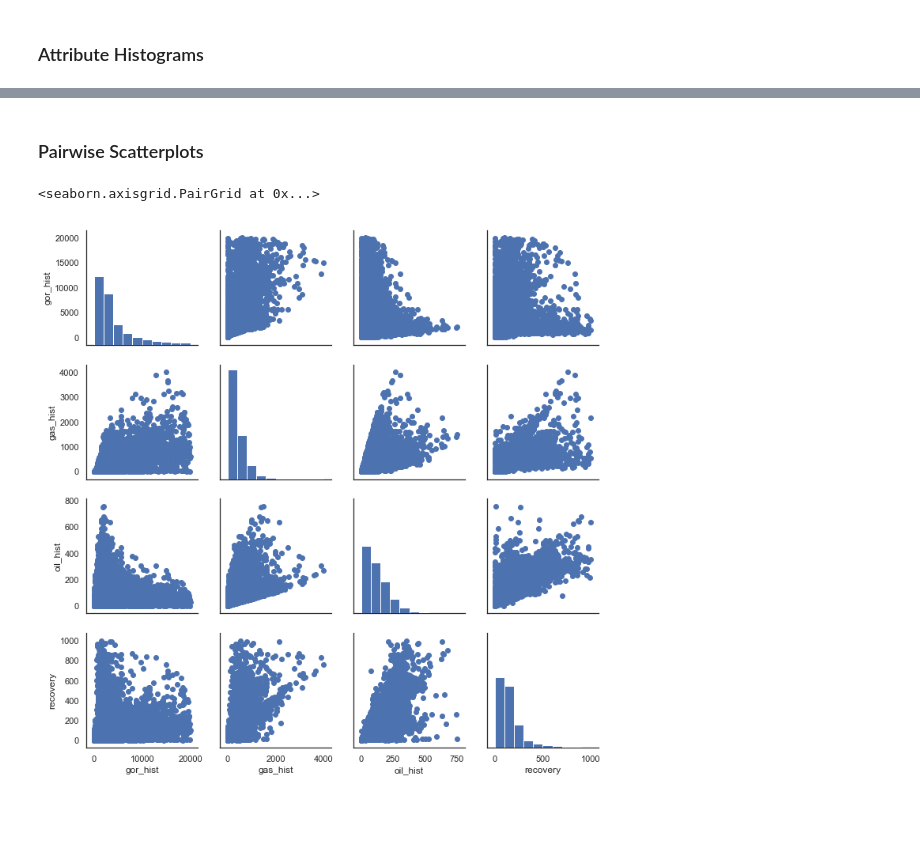
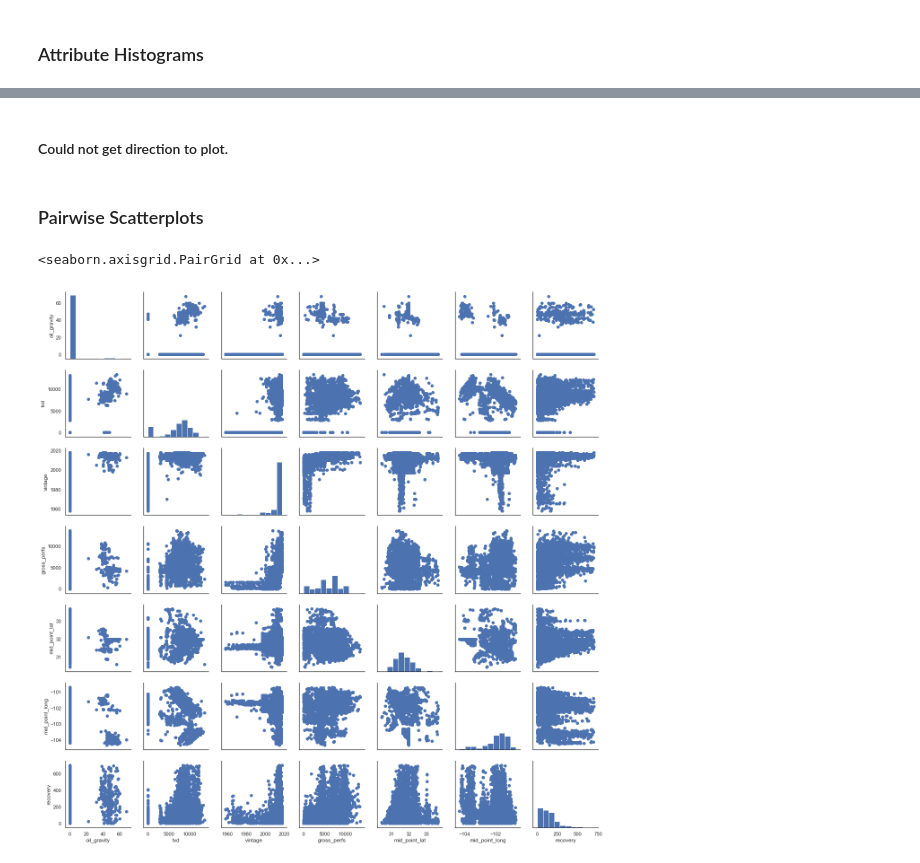
Before and after one commit to duc-analytica/DUC, a Jupyter notebook: explore.ipynb, the cells around one changed output, grey strips where cells are left out. Cells and saved outputs as stored; diff of their text form; code cells hidden in the pictures; blank space fills up the shorter version.

```diff
--- a/explore.ipynb
+++ b/explore.ipynb
@@ -176,0 +161,2 @@ for i, col in enumerate(['tvd', 'frac_stages', 'vintage_bin', 'vintage']):
+# %% [markdown]
+#### Could not get direction to plot.
@@ -177,9 +165,10 @@ for i, col in enumerate(['tvd', 'frac_stages', 'vintage_bin', 'vintage']):
 # %% [markdown]
 ### Pairwise Scatterplots
 # %%
-g = sns.PairGrid(df, vars=['gor_hist', 'gas_hist', 'oil_hist', 'recovery'])
+g = sns.PairGrid(df, vars=['oil_gravity', 'tvd', 'vintage', 'gross_perfs',
+                           'mid_point_lat', 'mid_point_long', 'recovery'])
 g.map_diag(plt.hist)
 g.map_offdiag(plt.scatter)
 # %% [output]
 <seaborn.axisgrid.PairGrid at 0x...>
-[figure, old version]
+[figure, new version]
```
Also changed, not shown: parts of 19 cells of this notebook, 4 other files.
